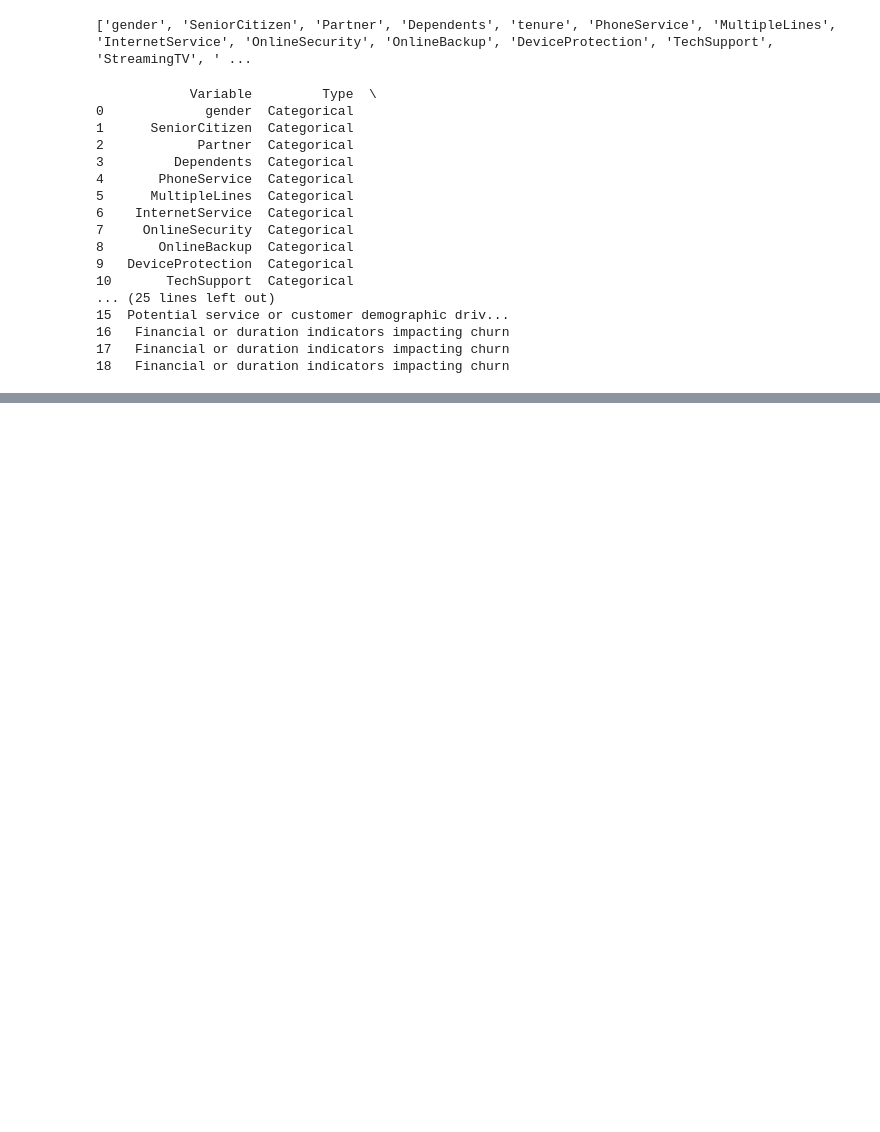
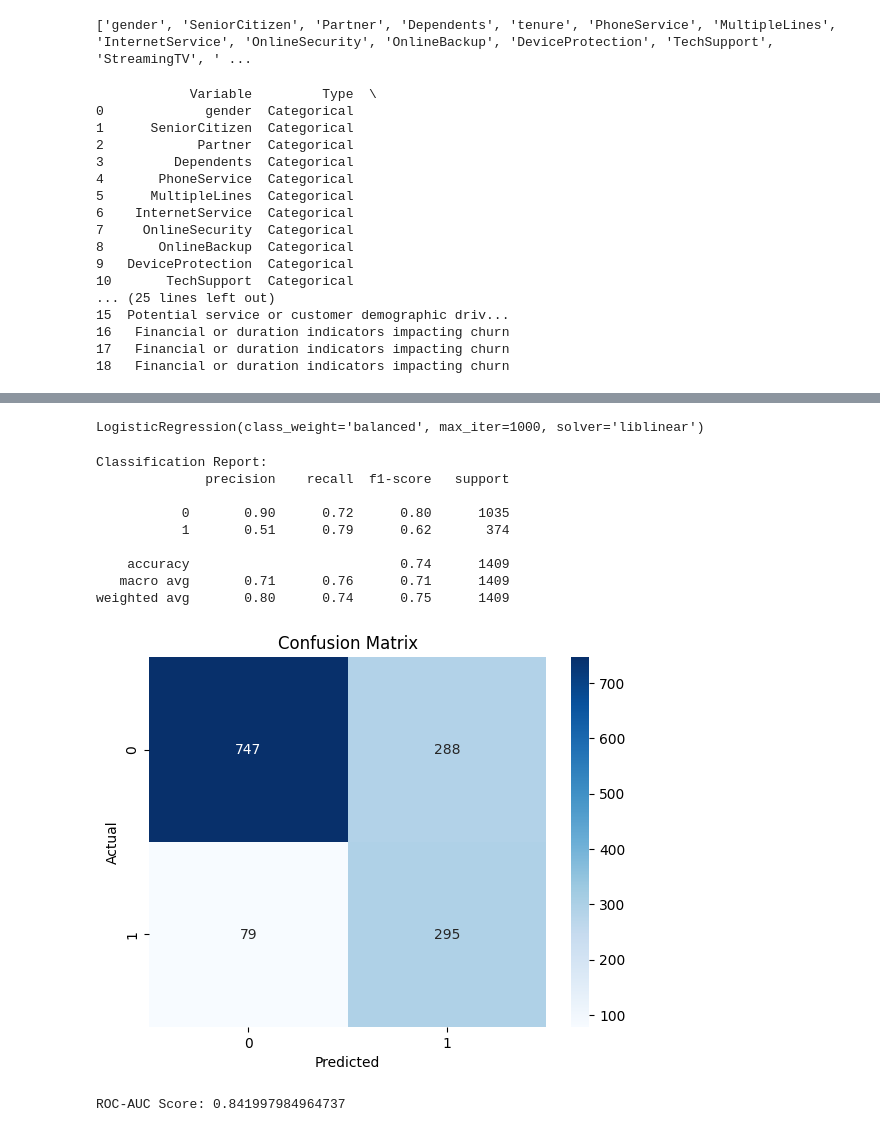
Before and after one commit to LeenaKH123/datascience2, a Jupyter notebook: DataAcquisitionandDataCleaning/Stage2Project/Leena_Alkhalili_Stage2_Code.ipynb, the cells around one changed output, grey strips where cells are left out. Cells and saved outputs as stored; diff of their text form; code cells hidden in the pictures; blank space fills up the shorter version.

Commit message:
regression model completed

```diff
--- a/DataAcquisitionandDataCleaning/Stage2Project/Leena_Alkhalili_Stage2_Code.ipynb
+++ b/DataAcquisitionandDataCleaning/Stage2Project/Leena_Alkhalili_Stage2_Code.ipynb
@@ -227,0 +280,51 @@ print(focus_variables)
+# %%
+# STEP 6: Scale Numerical Features
+numerical_cols = ['tenure', 'MonthlyCharges', 'TotalCharges']
+scaler = StandardScaler()
+df_encoded[numerical_cols] = scaler.fit_transform(df_encoded[numerical_cols])
+# %%
+# STEP 7: Split Data into Features and Target
+X = df_encoded.drop('Churn', axis=1)
+y = df_encoded['Churn']
+# %%
+# STEP 8: Train-Test Split with Stratification
+X_train, X_test, y_train, y_test = train_test_split(
+    X, y, test_size=0.2, stratify=y, random_state=42
+)
+# %%
+# STEP 9: Train Logistic Regression Model
+model = LogisticRegression(class_weight='balanced', max_iter=1000, solver='liblinear')
+model.fit(X_train, y_train)
+# %% [output]
+LogisticRegression(class_weight='balanced', max_iter=1000, solver='liblinear')
+# %%
+# STEP 10: Evaluate the Model
+y_pred = model.predict(X_test)
+y_proba = model.predict_proba(X_test)[:, 1]
+
+# Classification Report
+print("Classification Report:")
+print(classification_report(y_test, y_pred))
+
+# Confusion Matrix
+cm = confusion_matrix(y_test, y_pred)
+sns.heatmap(cm, annot=True, fmt='d', cmap='Blues')
+plt.title("Confusion Matrix")
+plt.xlabel("Predicted")
+plt.ylabel("Actual")
+plt.show()
+
+# ROC-AUC Score
+print("ROC-AUC Score:", roc_auc_score(y_test, y_proba))
+# %% [output]
+Classification Report:
+              precision    recall  f1-score   support
+
+           0       0.90      0.72      0.80      1035
+           1       0.51      0.79      0.62       374
+
+    accuracy                           0.74      1409
+   macro avg       0.71      0.76      0.71      1409
+weighted avg       0.80      0.74      0.75      1409
+[figure, added]
+ROC-AUC Score: 0.841997984964737
```
Also changed, not shown: parts of 8 cells of this notebook, 2 other files.
